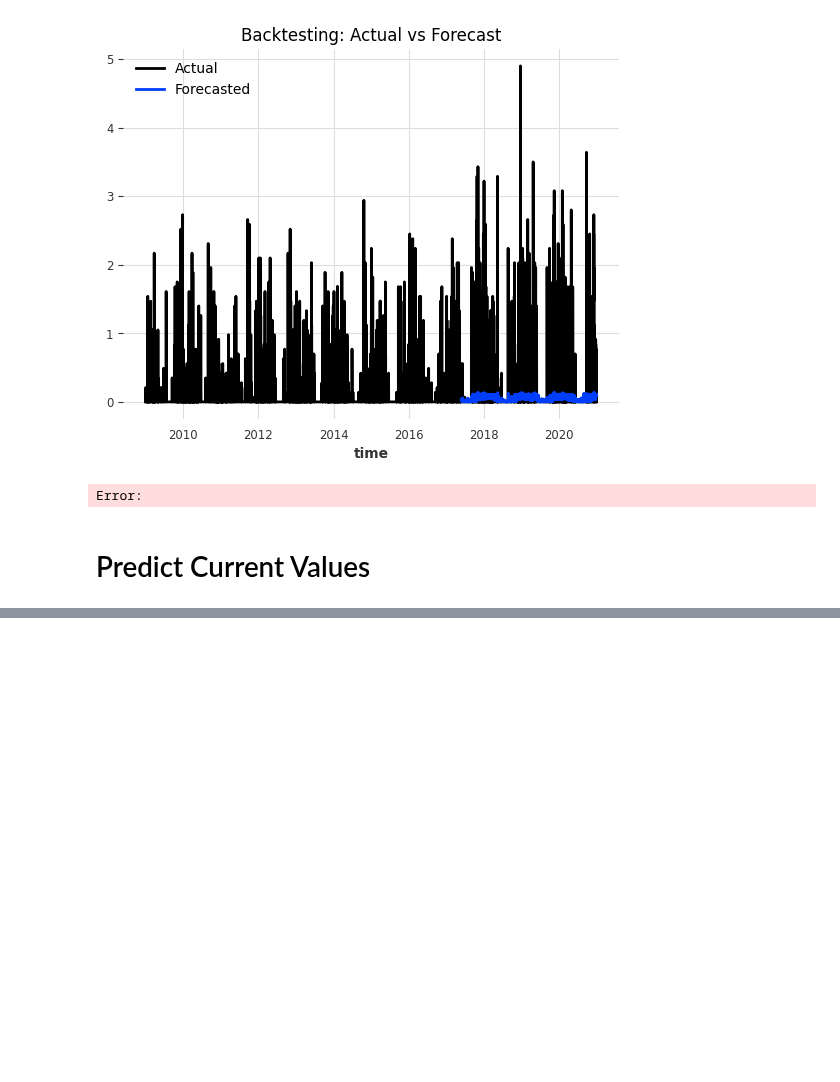
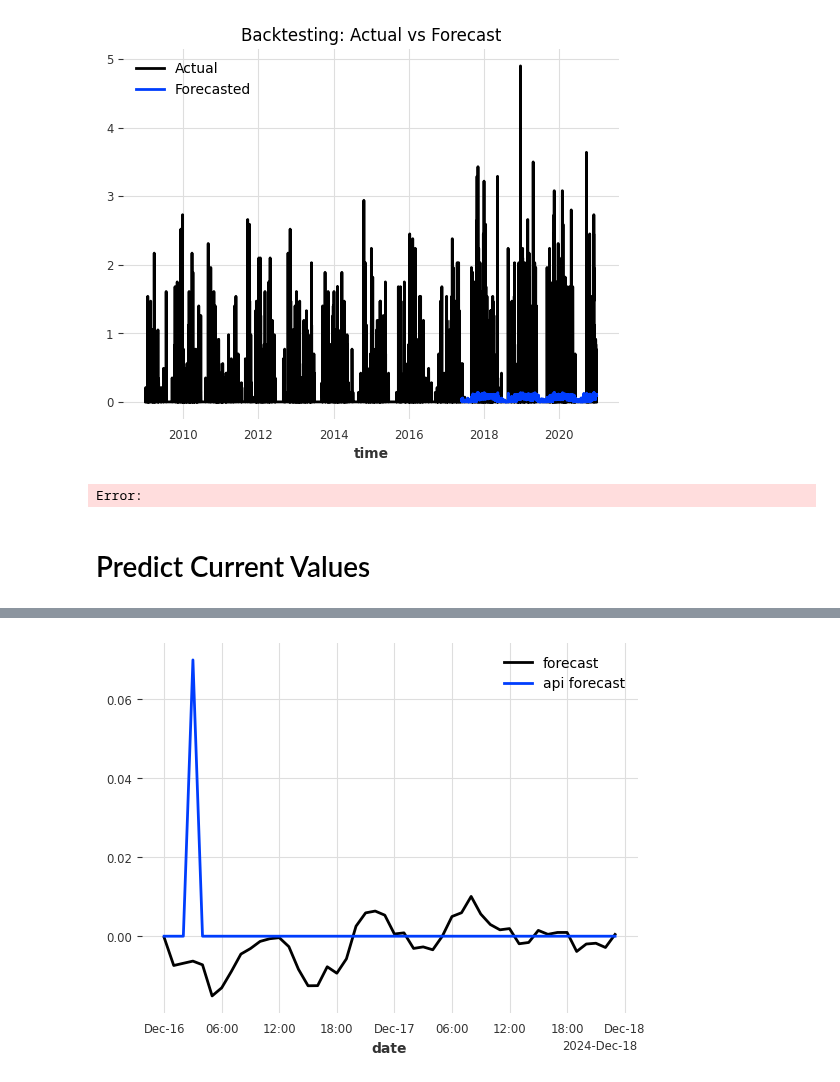
Before and after one commit to MadMax1995bb/powder_alert2.0, a Jupyter notebook: notebooks/notebook_model_tests.ipynb, the cells around one changed output, grey strips where cells are left out. Drawn from its saved outputs; the diff is of its cells as text; code cells hidden in the pictures; blank space fills up the shorter version.

Commit message:
update prediction works

```diff
--- a/notebooks/notebook_model_tests.ipynb
+++ b/notebooks/notebook_model_tests.ipynb
@@ -830,2 +849,3 @@ dtype: int64
-# %%
-df_predict = df_predict.loc[:48,:]
+# %%
+# only use the last two days as input for prediction
+df_forecast = df_predict[:48]
@@ -834,3 +876,3 @@ X_pred_columns = df_predict.drop(columns=['date','snowfall']).columns.tolist()
 # %%
-y_predict = TimeSeries.from_dataframe(df_predict, 'date', 'snowfall')
-X_predict = TimeSeries.from_dataframe(df_predict, 'date', X_pred_columns)
+y_predict = TimeSeries.from_dataframe(df_forecast, 'date', 'snowfall')
+X_predict = TimeSeries.from_dataframe(df_forecast, 'date', X_pred_columns)
@@ -837,5 +881,5 @@ X_predict = TimeSeries.from_dataframe(df_predict, 'date', X_pred_columns)
 # %%
-best_model.predict(n=48, series=y_predict, past_covariates=X_predict)
+current_forecast = current_model.predict(n=48, series=y_predict, past_covariates=X_predict)
 # %% [output]
 GPU available: False, used: False
 TPU available: False, using: 0 TPU cores
@@ -859,0 +888,9 @@ Attributes:
+# %%
+api_predict = TimeSeries.from_dataframe(df_predict[['date','snowfall']].loc[48:], 'date', 'snowfall')
+
+current_forecast.plot(label='forecast')
+api_predict.plot(label='api forecast')
+plt.legend()
+plt.show();
+# %% [output]
+[figure, added]
```
Also changed, not shown: parts of 19 cells of this notebook, 1 other file.
